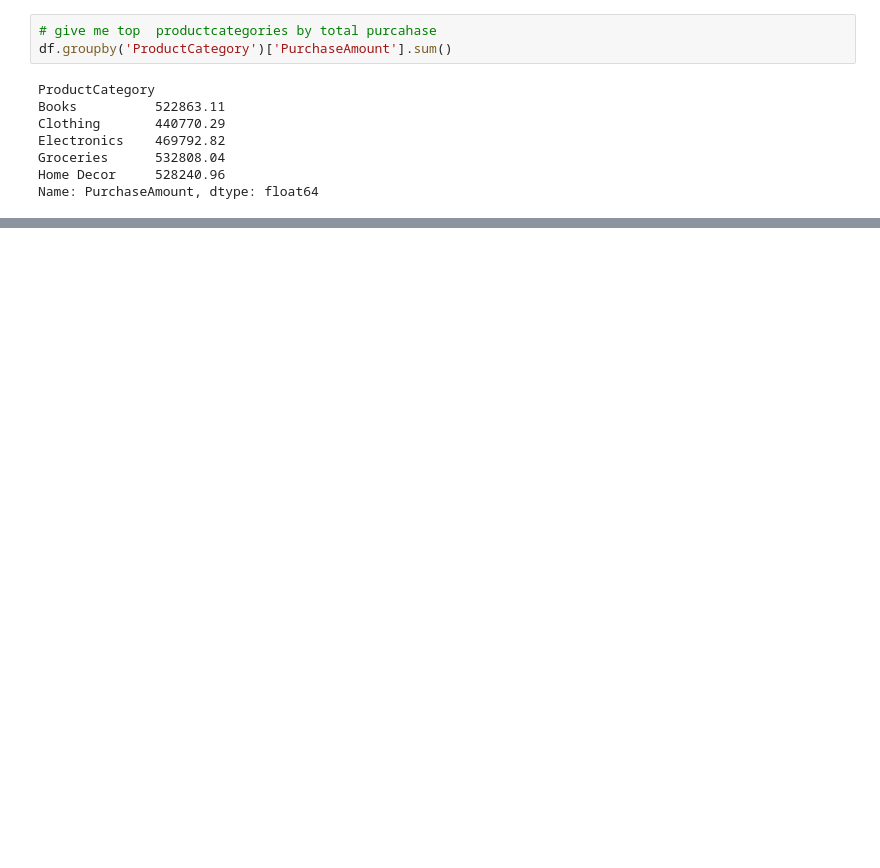
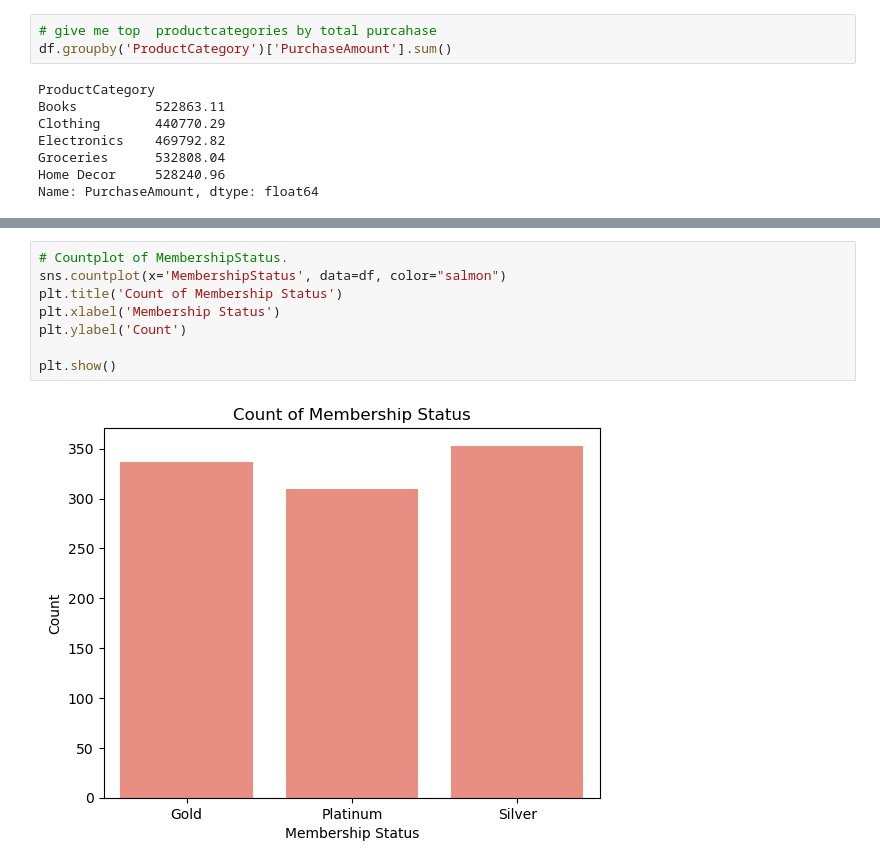
Before and after one commit to AyushPandey021/Capstone-Projects, a Jupyter notebook: Costomer-data/index.ipynb, the cells around one changed output, grey strips where cells are left out. Drawn from its saved outputs; the diff is of its cells as text; blank space fills up the shorter version.

```diff
--- a/Costomer-data/index.ipynb
+++ b/Costomer-data/index.ipynb
@@ -187,0 +154,10 @@ Recommend 1 strategy to increase revenue.
+# %%
+# Countplot of MembershipStatus.
+sns.countplot(x='MembershipStatus', data=df, color="salmon")
+plt.title('Count of Membership Status')
+plt.xlabel('Membership Status')
+plt.ylabel('Count')
+
+plt.show()
+# %% [output]
+[figure, added]
```
Also changed, not shown: parts of 6 cells of this notebook.
